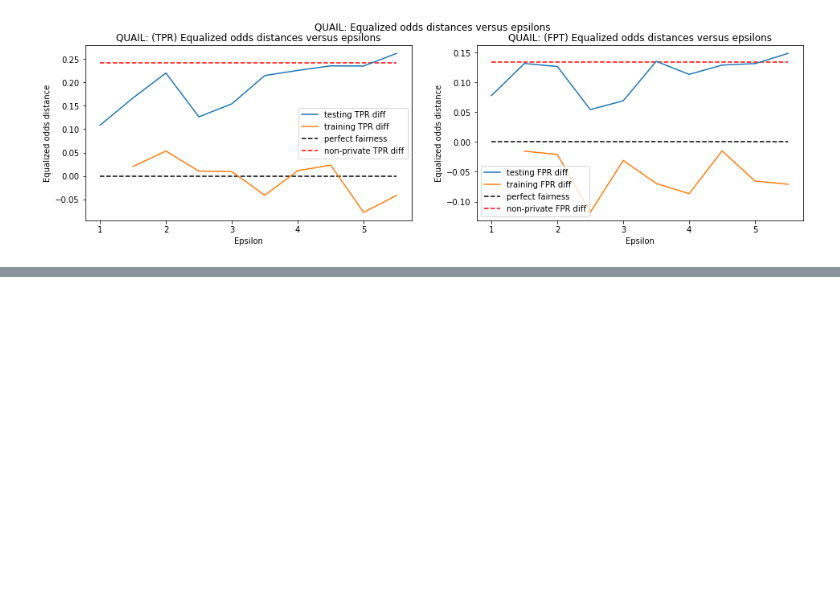
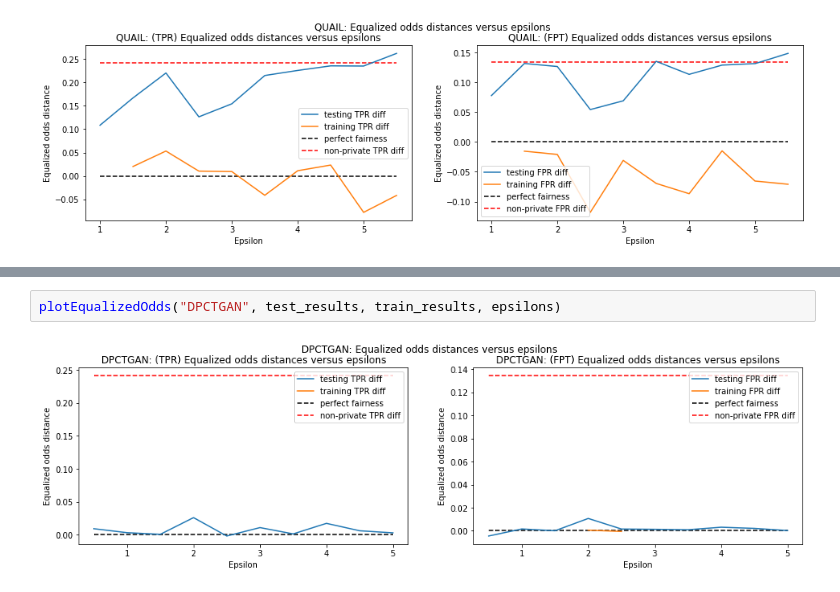
Before and after one commit to kgrabarz/microsoft_capstone_fall_2021, a Jupyter notebook: Code/Pipelines_and_EDA/5_COMPAS_Synthesizers.ipynb, the cells around one changed output, grey strips where cells are left out. Cells and saved outputs as stored; diff of their text form; blank space fills up the shorter version.

```diff
--- a/Code/Pipelines_and_EDA/5_COMPAS_Synthesizers.ipynb
+++ b/Code/Pipelines_and_EDA/5_COMPAS_Synthesizers.ipynb
@@ -373,0 +434,4 @@ plotEqualizedOdds("QUAIL", test_results, train_results, epsilons)
+# %%
+plotEqualizedOdds("DPCTGAN", test_results, train_results, epsilons)
+# %% [output]
+[figure, added]
```
Also changed, not shown: parts of 25 cells of this notebook, 2 other files.
